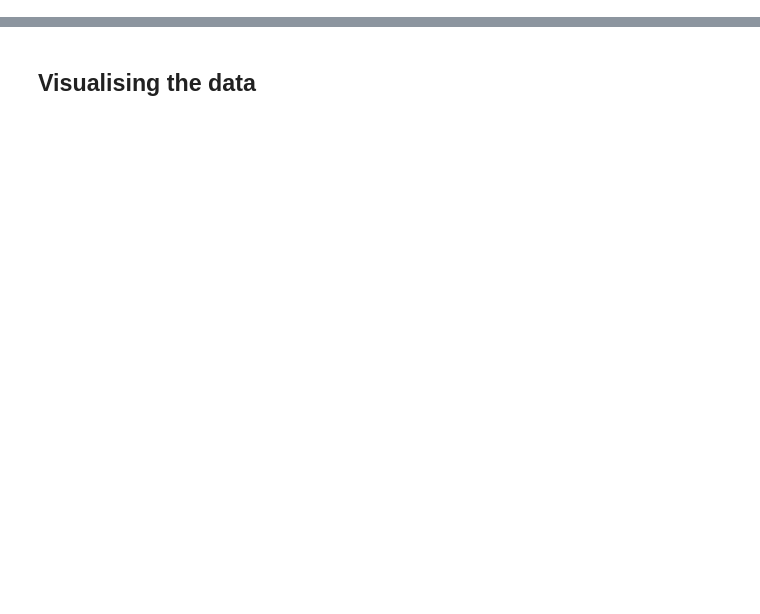
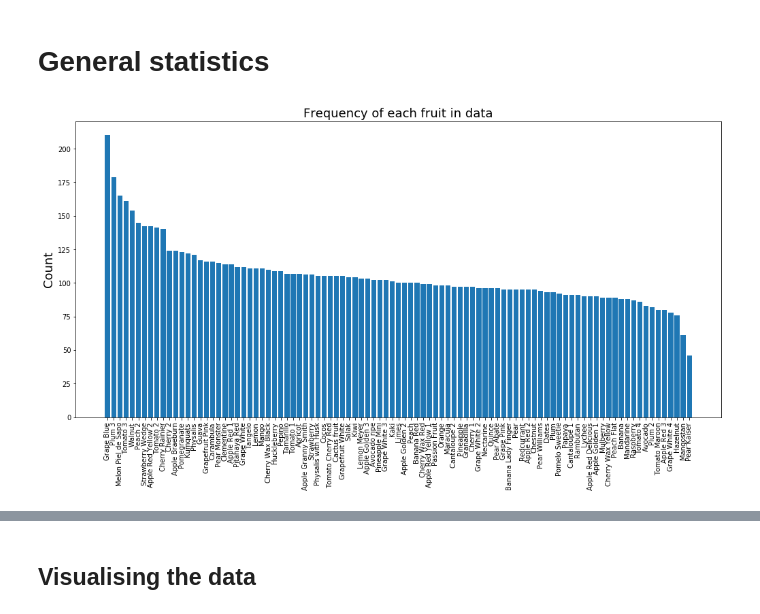
Before and after one commit to JRThurman01/ApplesToApples, a Jupyter notebook: 2. Data Exploration.ipynb, the cells around one changed output, grey strips where cells are left out. Saved outputs shown, nothing was run; the diff lists cells and outputs as text; code cells hidden in the pictures; blank space fills up the shorter version.

```diff
--- a/2. Data Exploration.ipynb
+++ b/2. Data Exploration.ipynb
@@ -43,3 +43,20 @@ fruitsubset = ['Strawberry', 'Apple', 'Lemon', 'Orange', 'Mango', 'Banana', 'Gra
 infruitsubset = np.in1d(y_flickr, fruitsubset)
 X_flickr_subset = X_flickr[infruitsubset]
 y_flickr_subset = y_flickr[infruitsubset]
+# %% [markdown]
+# General statistics
+# %%
+from collections import Counter
+
+count = Counter(y)
+df = pd.DataFrame([count.keys(), count.values()], index=['Fruit', 'Count'])
+df = df.transpose()
+df = df.sort_values('Count', ascending=False)
+
+plt.figure(figsize=(17,8))
+plt.bar(df.Fruit, df.Count)
+plt.xticks(rotation=90);
+plt.title("Frequency of each fruit in data", size=18);
+plt.ylabel('Count', size=18);
+# %% [output]
+[figure, added]
```
Also changed, not shown: parts of 19 cells of this notebook, 26 other files.
